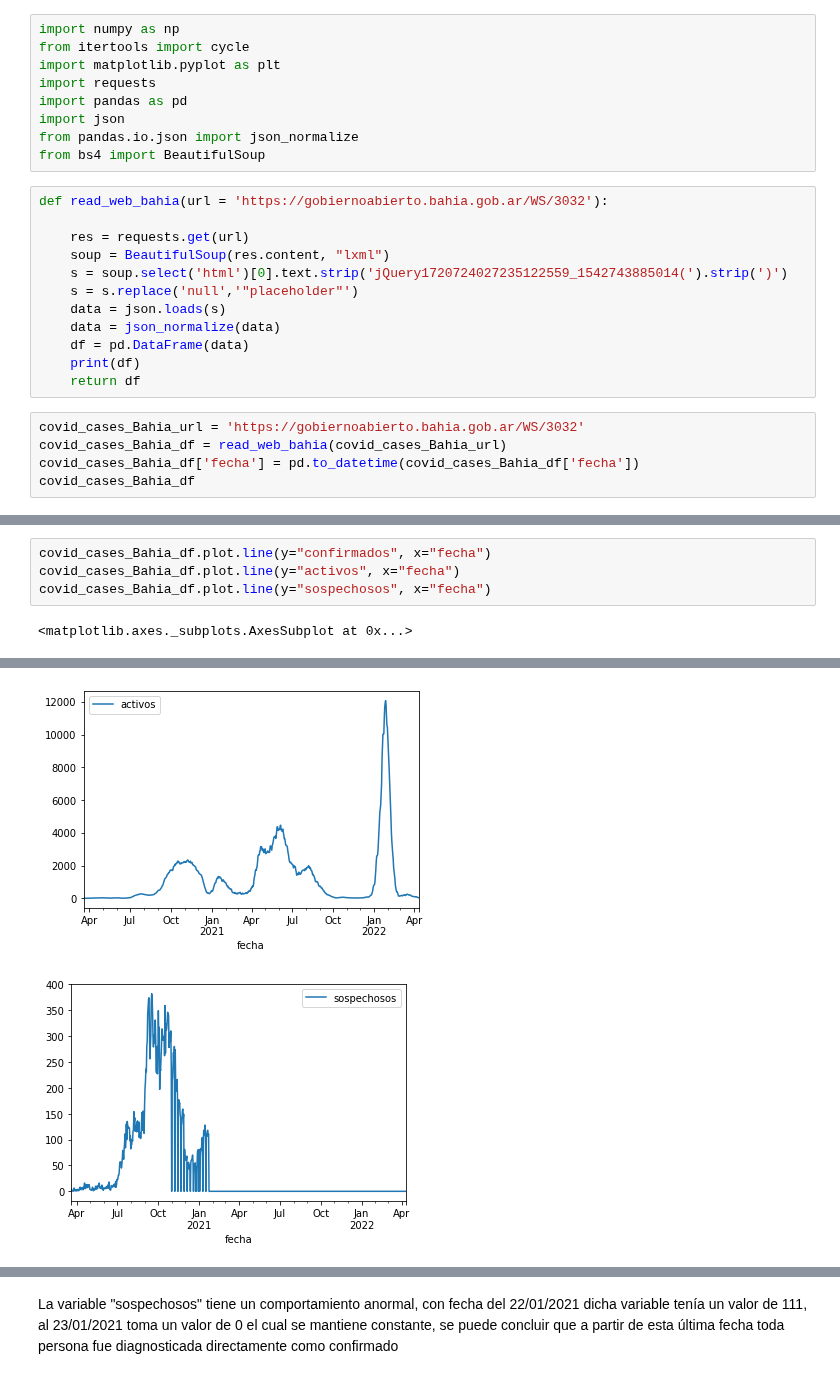
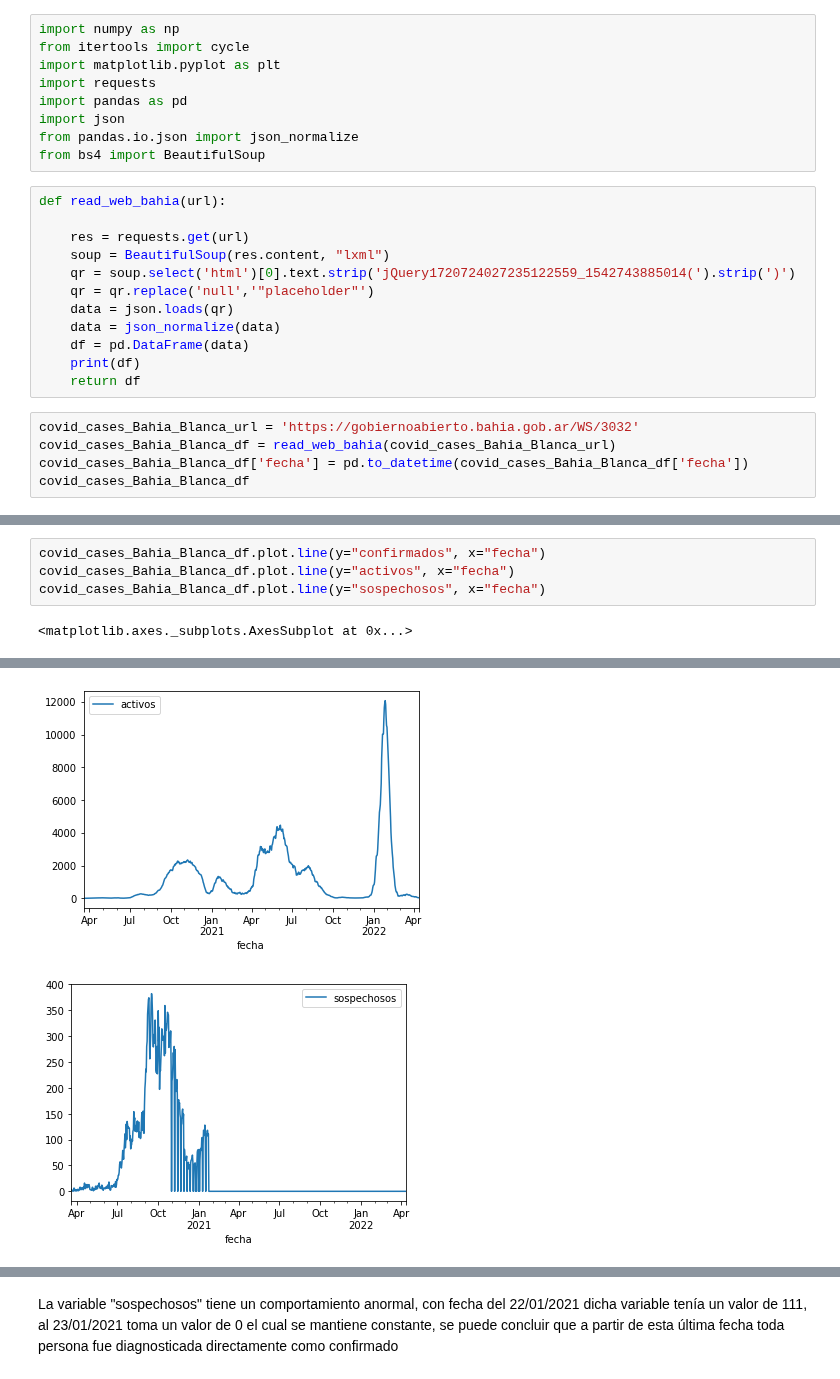
Before and after one commit to RonnyGuevara/Machine-Learning, a Jupyter notebook: TP2/TP2_ML.ipynb, the cells around one changed output, grey strips where cells are left out. Drawn from its saved outputs; the diff is of its cells as text.

```diff
--- a/TP2/TP2_ML.ipynb
+++ b/TP2/TP2_ML.ipynb
@@ -35,22 +35,22 @@ import json
 from pandas.io.json import json_normalize
 from bs4 import BeautifulSoup
 # %%
-def read_web_bahia(url = 'https://gobiernoabierto.bahia.gob.ar/WS/3032'):
+def read_web_bahia(url):
 
     res = requests.get(url)
     soup = BeautifulSoup(res.content, "lxml")
-    s = soup.select('html')[0].text.strip('jQuery1720724027235122559_1542743885014(').strip(')')
-    s = s.replace('null','"placeholder"')
-    data = json.loads(s)
+    qr = soup.select('html')[0].text.strip('jQuery1720724027235122559_1542743885014(').strip(')')
+    qr = qr.replace('null','"placeholder"')
+    data = json.loads(qr)
     data = json_normalize(data)
     df = pd.DataFrame(data)
     print(df)
     return df
 # %%
-covid_cases_Bahia_url = 'https://gobiernoabierto.bahia.gob.ar/WS/3032'
-covid_cases_Bahia_df = read_web_bahia(covid_cases_Bahia_url)
-covid_cases_Bahia_df['fecha'] = pd.to_datetime(covid_cases_Bahia_df['fecha'])
-covid_cases_Bahia_df
+covid_cases_Bahia_Blanca_url = 'https://gobiernoabierto.bahia.gob.ar/WS/3032'
+covid_cases_Bahia_Blanca_df = read_web_bahia(covid_cases_Bahia_Blanca_url)
+covid_cases_Bahia_Blanca_df['fecha'] = pd.to_datetime(covid_cases_Bahia_Blanca_df['fecha'])
+covid_cases_Bahia_Blanca_df
 # %% [output]
           fecha  confirmados  activos  recuperados  decesos  descartados  \
 0    2020-03-19            0        0            0        0            2
@@ -85,10 +85,10 @@ covid_cases_Bahia_df
 # %%
-covid_cases_Bahia_df.plot.line(y="confirmados", x="fecha")
-covid_cases_Bahia_df.plot.line(y="activos", x="fecha")
-covid_cases_Bahia_df.plot.line(y="sospechosos", x="fecha")
+covid_cases_Bahia_Blanca_df.plot.line(y="confirmados", x="fecha")
+covid_cases_Bahia_Blanca_df.plot.line(y="activos", x="fecha")
+covid_cases_Bahia_Blanca_df.plot.line(y="sospechosos", x="fecha")
 # %% [output]
 <matplotlib.axes._subplots.AxesSubplot at 0x...>
 [figure]
 [figure]
-[figure, old version]
+[figure, new version]
 # %%
```
Also changed, not shown: parts of 5 cells of this notebook.
